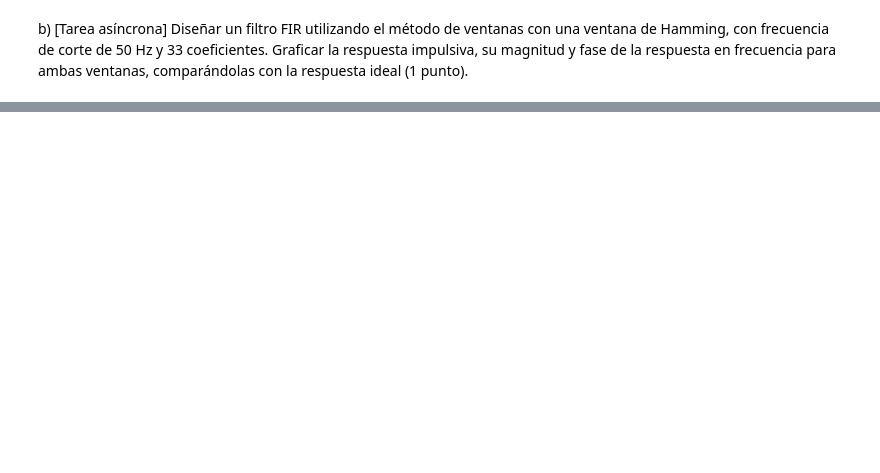
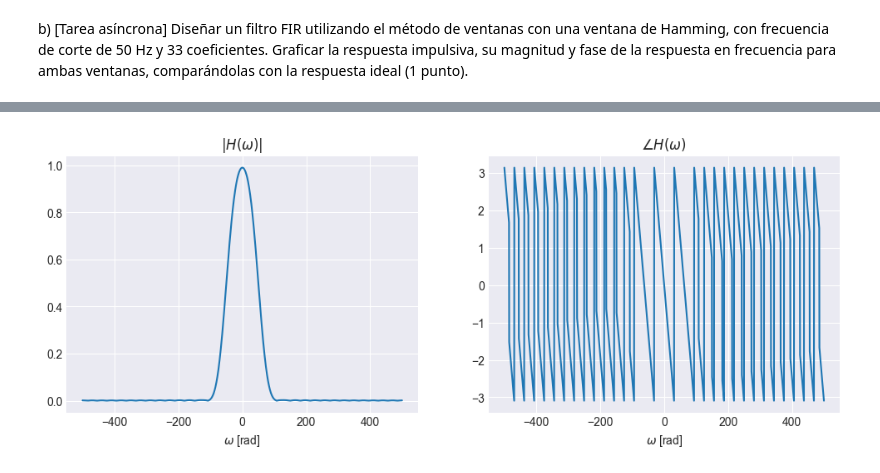
Before and after one commit to ExampleToFollow/PracticasPDS, a Jupyter notebook: Lab4/IP_LAB4_20213704.ipynb, the cells around one changed output, grey strips where cells are left out. Drawn from its saved outputs; the diff is of its cells as text; code cells hidden in the pictures; blank space fills up the shorter version.

```diff
--- a/Lab4/IP_LAB4_20213704.ipynb
+++ b/Lab4/IP_LAB4_20213704.ipynb
@@ -59,0 +72,24 @@ f_c =  50 #Hz
+# %%
+#Calculamos espectro
+N = 2048
+
+
+fft_filter_enventado = np.fft.fftshift(np.fft.fft(h_total,N))
+n_samples = len(h_total)
+freq = (np.arange(N) - N/2) * fs / N
+magnitud_fft_filter_enventado = np.abs(fft_filter_enventado)**2
+
+fig = plt.figure(figsize=[12,4])
+plt.subplot(1,2,1)
+plt.plot(freq,np.abs(fft_filter_enventado))
+plt.xlabel('$\omega$ [rad]')
+plt.title('$|H(\omega)|$')
+plt.grid('on')
+
+plt.subplot(1,2,2)
+plt.plot(freq,np.angle(fft_filter_enventado))
+plt.xlabel('$\omega$ [rad]')
+plt.title('$\\angle H(\omega)$')
+plt.grid('on')
+# %% [output]
+[figure, added]
```
Also changed, not shown: parts of 3 cells of this notebook.
